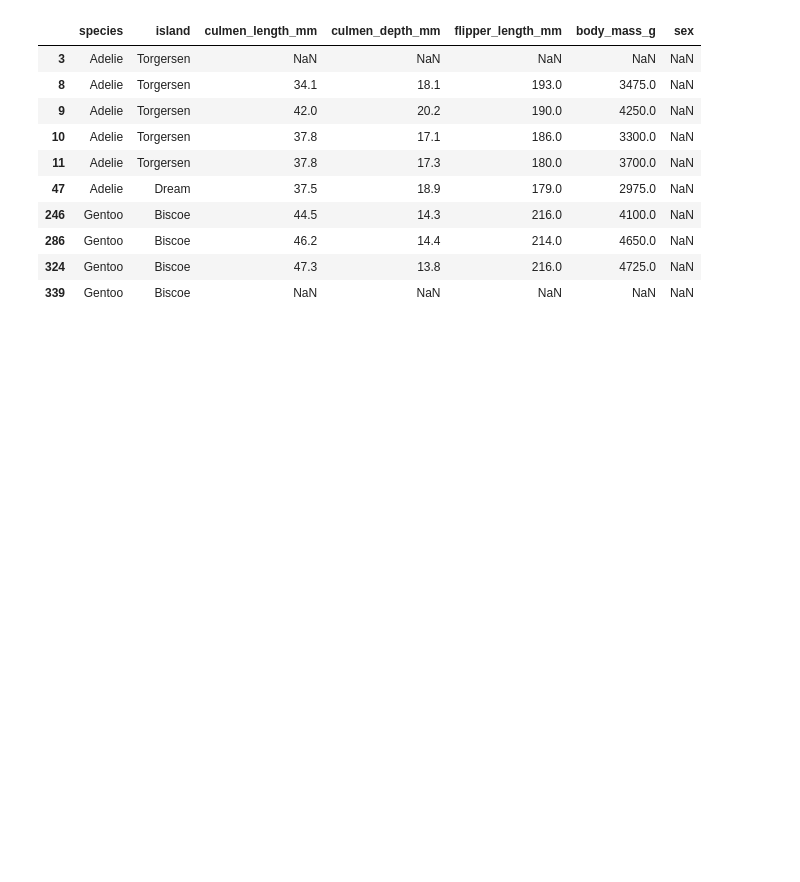
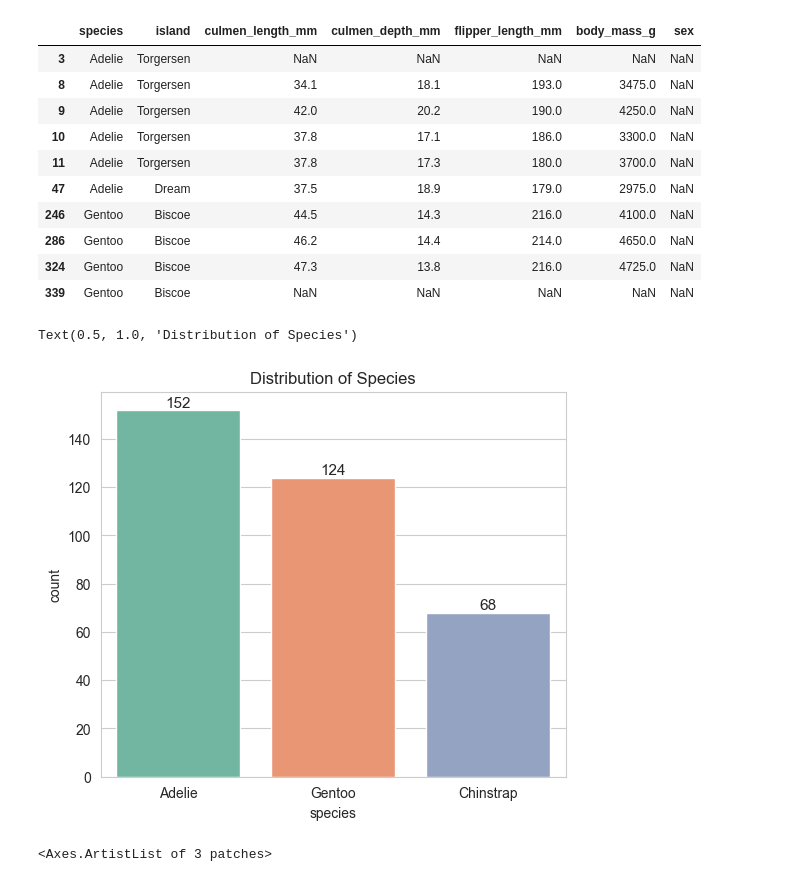
Before and after one commit to ShenbagaArunK/penguin-ml-multi_model_prediction, a Jupyter notebook: sciripts/penguin-ml-eda.ipynb, the cells around one changed output. Saved outputs shown, nothing was run; the diff lists cells and outputs as text; code cells hidden in the pictures; blank space fills up the shorter version.

```diff
--- a/sciripts/penguin-ml-eda.ipynb
+++ b/sciripts/penguin-ml-eda.ipynb
@@ -112,3 +112,17 @@ df[df.isnull().any(axis=1)]
 | 339 | Gentoo | Biscoe | NaN | NaN | NaN | NaN | NaN |
 # %%
 ## Here two rows are completely null so we will drop them
+# %%
+plt.figure(figsize=(6,5))
+ax = sns.countplot(data=df,x="species",palette="Set2",order=df["species"].value_counts().index)
+for p in ax.patches:
+    ax.annotate(int(p.get_height()),(p.get_x() + p.get_width()/2.,p.get_height()),
+                    ha="center",va="bottom",fontsize = 11)
+plt.title("Distribution of Species")
+# %% [output]
+Text(0.5, 1.0, 'Distribution of Species')
+[figure, added]
+# %%
+ax.patches
+# %% [output]
+<Axes.ArtistList of 3 patches>
```
